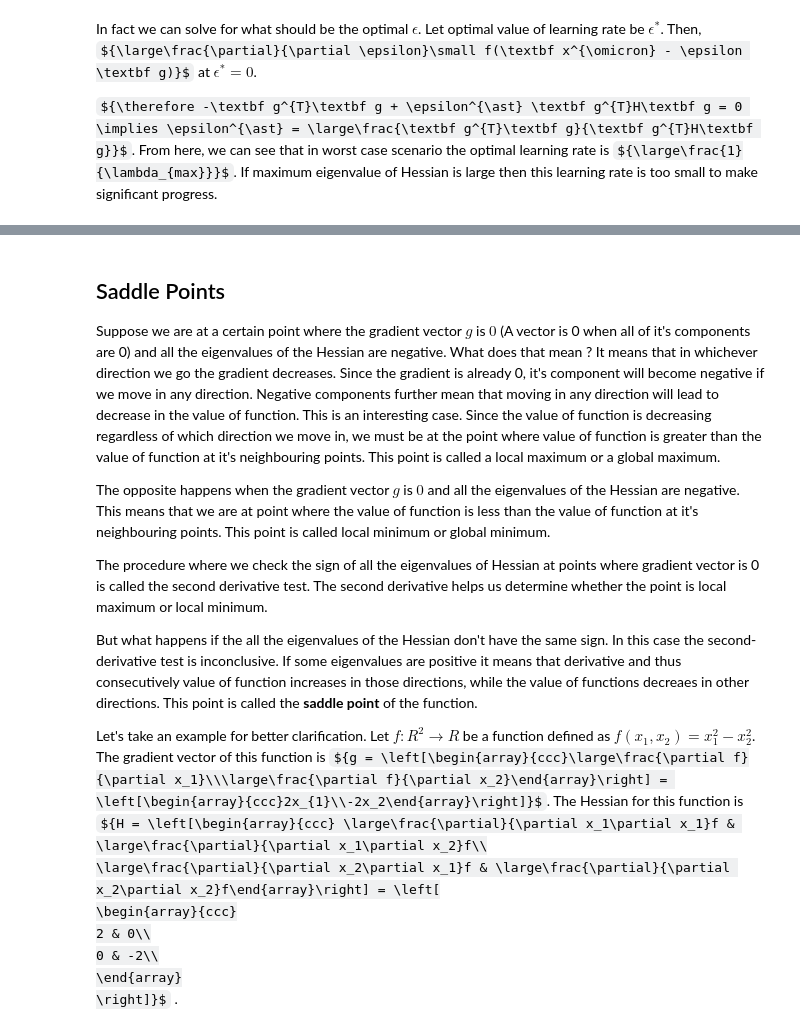
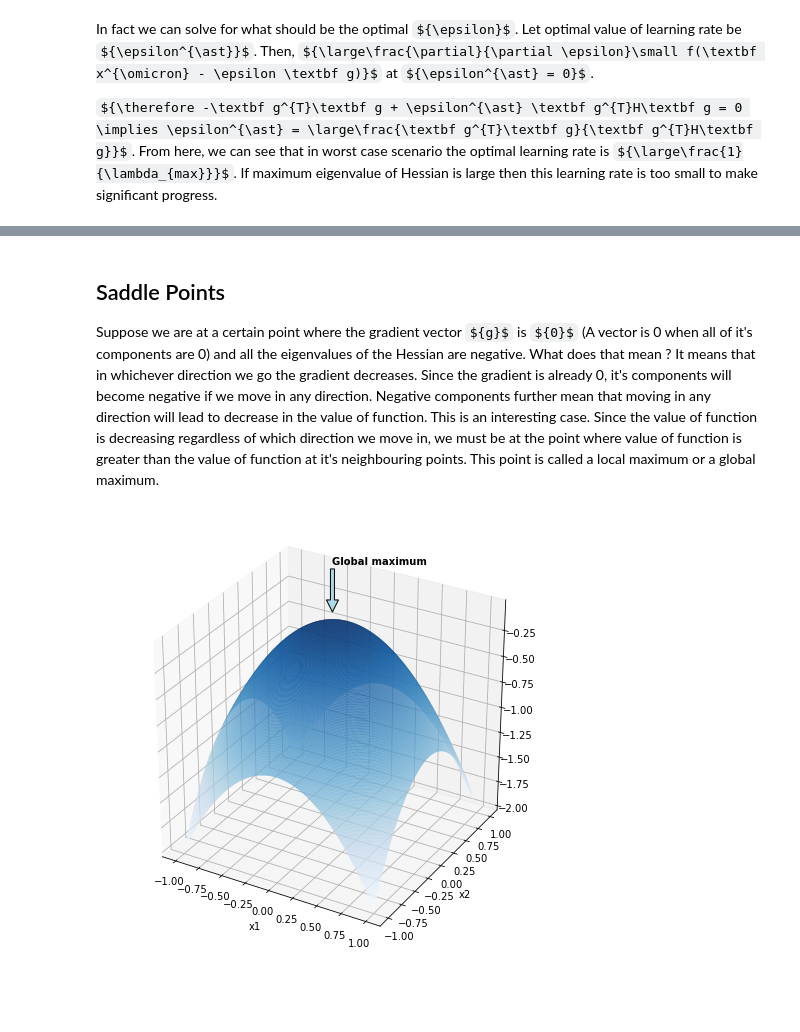
Before and after one commit to Abhimanyu08/blog, a Jupyter notebook: _notebooks/2020-07-20-final.ipynb, the cells around one changed output, grey strips where cells are left out. Cells and saved outputs as stored; diff of their text form; code cells hidden in the pictures; some formulas as TeX source; blank space fills up the shorter version.

```diff
--- a/_notebooks/2020-07-20-final.ipynb
+++ b/_notebooks/2020-07-20-final.ipynb
@@ -309,18 +333,21 @@ This analysis showed again that how the eigenvalues of Hessian Matrix affect the
 # %% [markdown]
 ## Saddle Points
 
-Suppose we are at a certain point where the gradient vector ${g}$ is ${0}$ (A vector is 0 when all of it's components are 0) and all the eigenvalues of the Hessian are negative. What does that mean ? It means that in whichever direction we go the gradient decreases. Since the gradient is already 0, it's component will become negative if we move in any direction. Negative components further mean that moving in any direction will lead to decrease in the value of function. This is an interesting case. Since the value of function is decreasing regardless of which direction we move in, we must be at the point where value of function is greater than the value of function at it's neighbouring points. This point is called a local maximum or a global maximum.
-
-The opposite happens when the gradient vector ${g}$ is ${0}$ and all the eigenvalues of the Hessian are negative. This means that we are at point where the value of function is less than the value of function at it's neighbouring points. This point is called local minimum or global minimum.
-
-The procedure where we check the sign of all the eigenvalues of Hessian at points where gradient vector is 0 is called the second derivative test. The second derivative helps us determine whether the point is local maximum or local minimum.
-
-But what happens if the all the eigenvalues of the Hessian don't have the same sign. In this case the second-derivative test is inconclusive. If some eigenvalues are positive it means that derivative and thus consecutively value of function increases in those directions, while the value of functions decreaes in other directions. This point is called the **saddle point** of the function.
-
-Let's take an example for better clarification. Let ${f: R^{2}\rightarrow R}$ be a function defined as ${f(x_{1}, x_{2}) = x_{1}^{2} - x_2^2}$. The gradient vector of this function is ${g = \left[\begin{array}{ccc}\large\frac{\partial f}{\partial x_1}\\\large\frac{\partial f}{\partial x_2}\end{array}\right] = \left[\begin{array}{ccc}2x_{1}\\-2x_2\end{array}\right]}$. The Hessian for this function is ${H = \left[\begin{array}{ccc} \large\frac{\partial}{\partial x_1\partial x_1}f & \large\frac{\partial}{\partial x_1\partial x_2}f\\
-\large\frac{\partial}{\partial x_2\partial x_1}f & \large\frac{\partial}{\partial x_2\partial x_2}f\end{array}\right] = \left[
-         \begin{array}{ccc}
-         2 & 0\\
-         0 & -2\\
-         \end{array}
-\right]}$.
+Suppose we are at a certain point where the gradient vector ${g}$ is ${0}$ (A vector is 0 when all of it's components are 0) and all the eigenvalues of the Hessian are negative. What does that mean ? It means that in whichever direction we go the gradient decreases. Since the gradient is already 0, it's components will become negative if we move in any direction. Negative components further mean that moving in any direction will lead to decrease in the value of function. This is an interesting case. Since the value of function is decreasing regardless of which direction we move in, we must be at the point where value of function is greater than the value of function at it's neighbouring points. This point is called a local maximum or a global maximum.
+# %%
+#hide_input
+x = np.linspace(-1,1,300)
+y = np.linspace(-1,1,300)
+
+X,Y = np.meshgrid(x,y)
+
+R = np.power(X,2) + np.power(Y,2)
+# Z = np.sin(R)
+
+fig = plt.figure(1, figsize = (8,8))
+
+ax = plt.subplot(111,projection = '3d', xlabel = 'x1', ylabel = 'x2')
+plt.annotate('Global maximum', xy = (0.,0.05), xytext = (0,0.07), weight = 'heavy', arrowprops = {'facecolor':'lightblue'})
+surface = ax.plot_surface(X, Y, -R, rstride=1, cstride=1, cmap=matplotlib.cm.Blues, linewidth=0.1)
+# %% [output]
+[figure, added]
```
Also changed, not shown: parts of 22 cells of this notebook.
